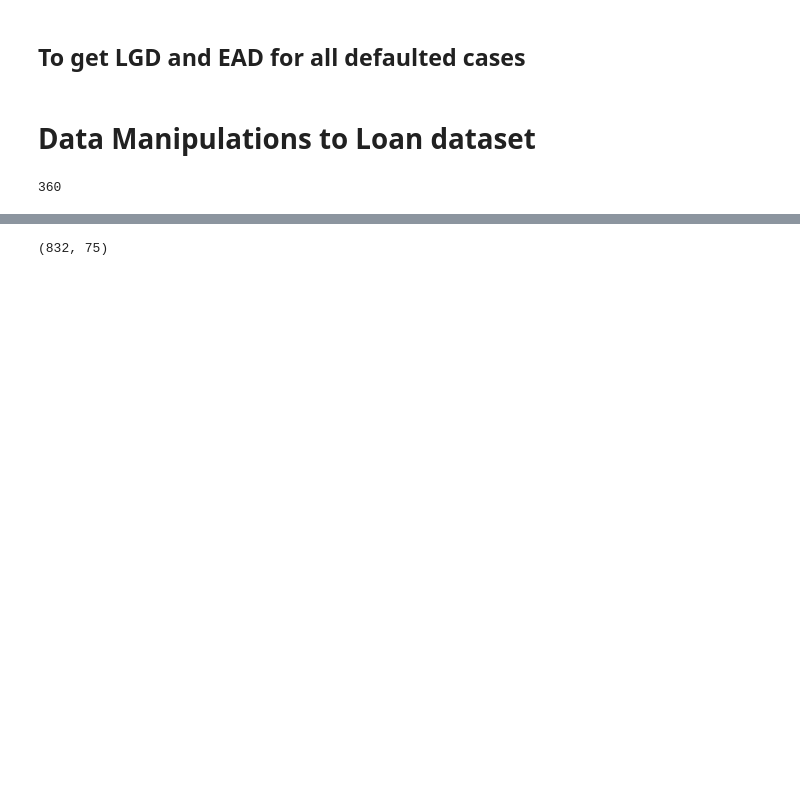
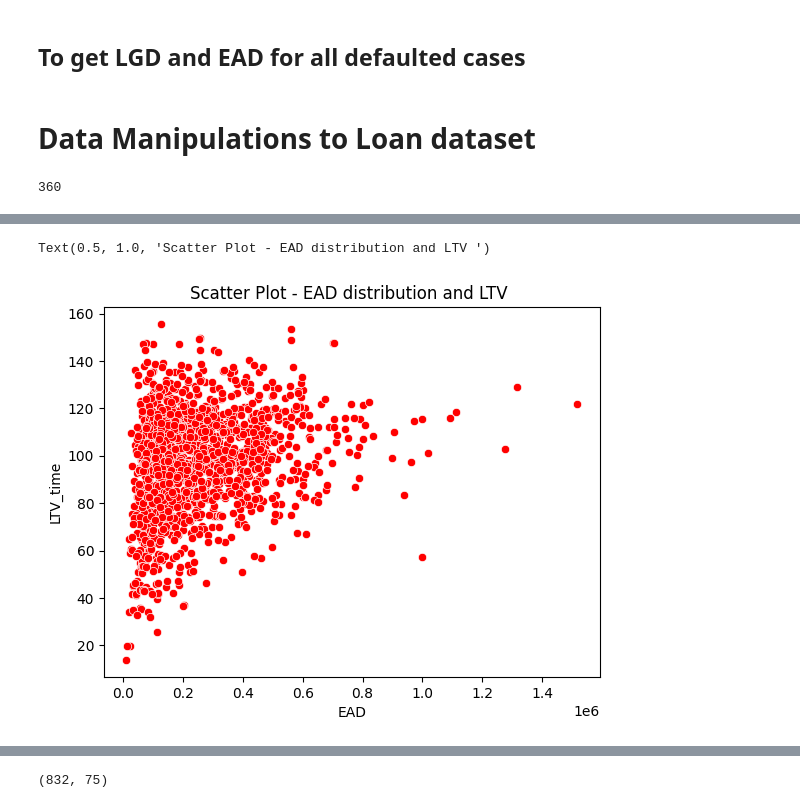
Before and after one commit to prashant65/LGD_Survival, a Jupyter notebook: LGD_Survival .ipynb, the cells around one changed output, grey strips where cells are left out. Saved outputs shown, nothing was run; the diff lists cells and outputs as text; code cells hidden in the pictures; blank space fills up the shorter version.

```diff
--- a/LGD_Survival .ipynb
+++ b/LGD_Survival .ipynb
@@ -214,0 +253,7 @@ axs[3].set_title('QQ Plot for Tesla high to low')
+# %%
+#Check monotonicity of EAD for bank and the balances when loan was originated . This is to know how has the default moved w.r.t origination balances
+sns.scatterplot(x=dd_lgd_ead_p['EAD'],y=dd_lgd_ead_p['LTV_time'],color='red')
+plt.title('Scatter Plot - EAD distribution and LTV ')
+# %% [output]
+Text(0.5, 1.0, 'Scatter Plot - EAD distribution and LTV ')
+[figure, added]
```
Also changed, not shown: parts of 60 cells of this notebook.
